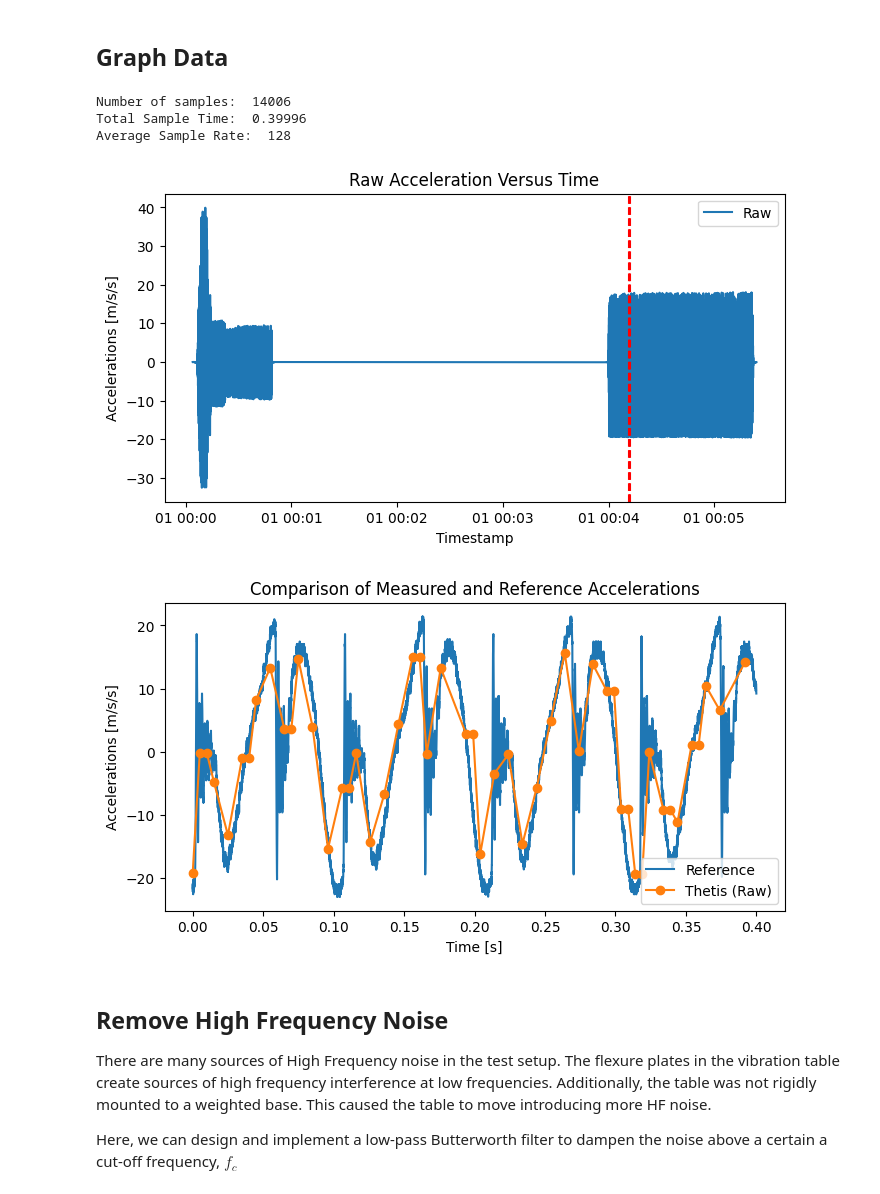
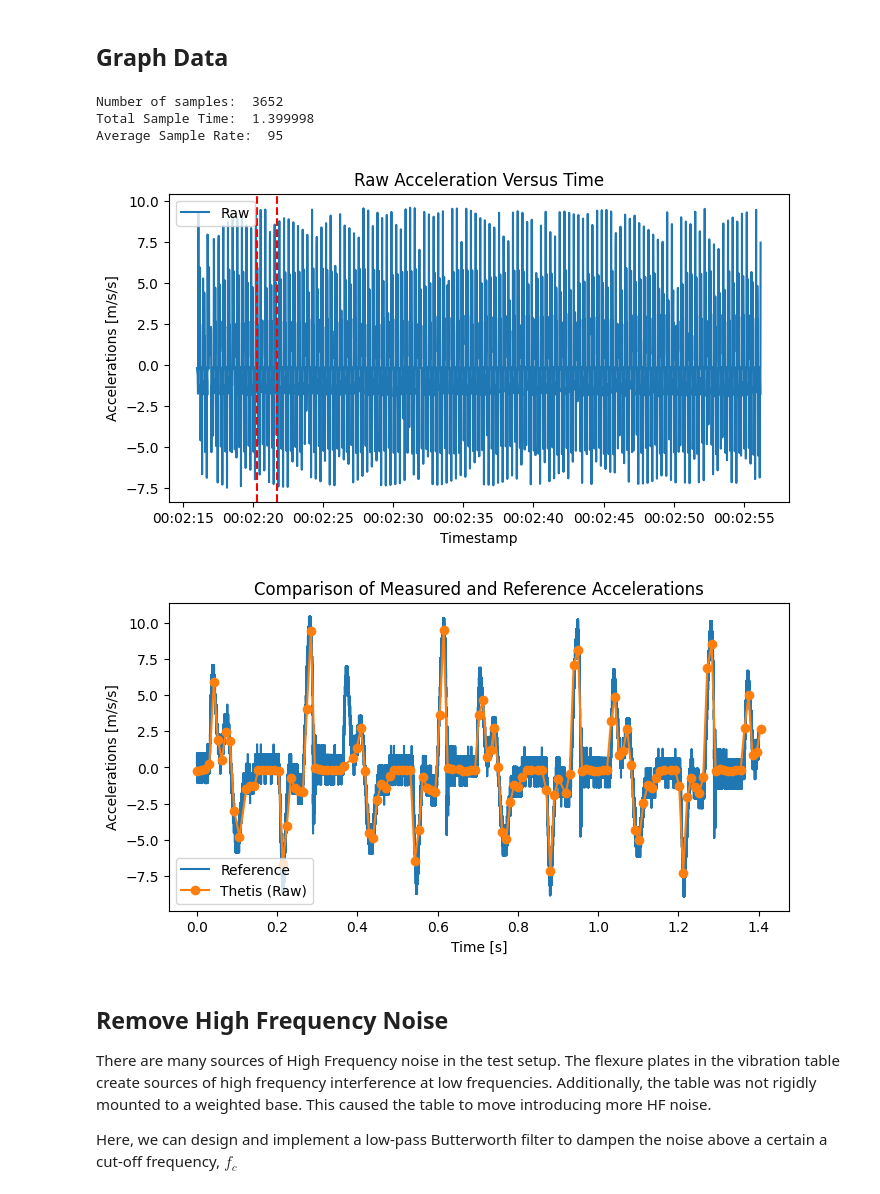
Before and after one commit to Legohead259/Thetis-Scripts, a Jupyter notebook: vibration_validation/accelerometer_validation.ipynb, the cells around one changed output. Saved outputs shown, nothing was run; the diff lists cells and outputs as text; code cells hidden in the pictures.

```diff
--- a/vibration_validation/accelerometer_validation.ipynb
+++ b/vibration_validation/accelerometer_validation.ipynb
@@ -25,20 +25,27 @@ import pandas as pd
 from scipy import signal
 
 # Constants and measurements
-SCOPE_OFFSET = -16.01        # Oscilloscope voltage measurement offset - V
-ACCELEROMETER_SCALE = 0.1 	# Measured value per g of acceleration by the accelerometer - V/g
+SCOPE_OFFSET = -7.22        # Oscilloscope voltage measurement offset - V
+ACCELEROMETER_SCALE = 0.115 	# Measured value per g of acceleration by the accelerometer - V/g
 SCALE_FACTOR = 9.81 / ACCELEROMETER_SCALE # Convert oscilloscope voltage measurements to accelerations - m/s/s / V
+
+# CHANGE THIS BEN!!!
+CURRENT_DATASET = "x" # x, y, z
+CURRENT_FREQUENCY = "3_0" # 3_0, 3_5, 4_0, 4_5...16_0, 17_0, 18_0...24_0
+
+SCOPE_FILEPATH = "data/{0}-axis/{0}_scope_{1}Hz.csv".format(CURRENT_DATASET, CURRENT_FREQUENCY)
+THETIS_FILEPATH = "data/{0}-axis/{0}_thetis_{1}Hz.bin".format(CURRENT_DATASET, CURRENT_FREQUENCY)
 # %% [markdown]
 ## Read in the Experimental Data
 # %%
-# Oscilloscope Data
-df = pd.read_csv("data/x-axis/x_scope_9_5Hz.CSV", names=["time", "voltage"])
+0# Oscilloscope Data
+df = pd.read_csv(SCOPE_FILEPATH, names=["time", "voltage"], header=6)
 df.time = df.time + abs(min(df.time)) # Shift all the time values such that they start at 0
-df.voltage = df.voltage - SCOPE_OFFSET # Shift all the voltage values bt the offset so they are detectable
+df.voltage = signal.detrend(df.voltage) # Shift all the voltage values bt the offset so they are detectable
 scope_accel = df.voltage * SCALE_FACTOR # Scale all the voltage values to accelerations
 
 # Thetis Data
-with open('data/x-axis/x_thetis_9_5Hz.bin', 'rb') as file:
+with open(THETIS_FILEPATH, "rb") as file:
     epoch_data = []
     raw_accel_data = []
     accel_data = []
@@ -47,7 +54,12 @@ with open('data/x-axis/x_thetis_9_5Hz.bin', 'rb') as file:
     while file.readinto(data) == sizeof(data):
         timestamp = dt.datetime.utcfromtimestamp(data.epoch) + dt.timedelta(milliseconds=data.mSecond)
         epoch_data.append(timestamp)
-        raw_accel_data.append(-data.rawAccelX)
+        if CURRENT_DATASET == "x":
+            raw_accel_data.append(data.rawAccelX)
+        if CURRENT_DATASET == "y":
+            raw_accel_data.append(data.rawAccelY)
+        if CURRENT_DATASET == "z":
+            raw_accel_data.append(data.rawAccelZ)
         accel_data.append((data.accelX, data.accelY, data.accelZ))
         # accel_data.append(data.accelX)
 
@@ -60,9 +72,9 @@ accel_data = np.array(accel_data)
 ## Graph Data
 # %%
 # START_INDEX = 0
-START_INDEX = 6095
+START_INDEX = 389
 # TIME_WIDTH = len(epoch_data)
-TIME_WIDTH = 50
+TIME_WIDTH = 134
 END_INDEX = START_INDEX + TIME_WIDTH
 
 x_meas = epoch_data[START_INDEX:END_INDEX] # Partition examined data into sub array
@@ -82,38 +94,38 @@ ax_accel.set_ylabel("Accelerations [m/s/s]")
 ax_accel.legend(["Raw"])
 
 
 fig_comp = plt.figure(2, figsize=(8,4))
 ax_comp = fig_comp.add_subplot(1,1,1)
 ax_comp.set_title("Comparison of Measured and Reference Accelerations")
 ax_comp.plot(df.time, scope_accel)
 ax_comp.plot(x_meas, raw_accel_data[START_INDEX:END_INDEX], 'o-')
 ax_comp.set_xlabel("Time [s]")
 ax_comp.set_ylabel("Accelerations [m/s/s]")
 ax_comp.legend(["Reference", "Thetis (Raw)"])
 
 # ax_scale = fig_comp.add_subplot(1,2,2)
 # ax_scale.set_title("Comparison of Measured and Scaled Reference Accelerations")
 # ax_scale.plot(x_meas, raw_accel_data[START_INDEX:END_INDEX], 'o-')
 # ax_scale.plot(df.time, scope_accel*2.8)
 # ax_scale.set_xlabel("Time [s]")
 # ax_scale.set_ylabel("Accelerations [m/s/s]")
 # ax_scale.legend(["Thetis (Raw)", "Reference (x2.8)"])
 
 N_SAMPLES = len(epoch_data)
 T_SAMPLE = np.max(df.time)
 F_SAMPLE = len(x_meas) / np.max(x_meas)
 
 print("Number of samples: ", N_SAMPLES) #DEBUG
 print("Total Sample Time: ", T_SAMPLE) #DEBUG
 print("Average Sample Rate: ", round(F_SAMPLE)) #DEBUG
 
 plt.show()
 # %% [output]
-Number of samples:  14006
-Total Sample Time:  0.39996
-Average Sample Rate:  128
+Number of samples:  3652
+Total Sample Time:  1.399998
+Average Sample Rate:  95
-[figure, old version]
+[figure, new version]
-[figure, old version]
+[figure, new version]
 # %% [markdown]
 ## Remove High Frequency Noise
 There are many sources of High Frequency noise in the test setup. The flexure plates in the vibration table create sources of high frequency interference at low frequencies. Additionally, the table was not rigidly mounted to a weighted base. This caused the table to move introducing more HF noise.
```
Also changed, not shown: parts of 2 cells of this notebook.
